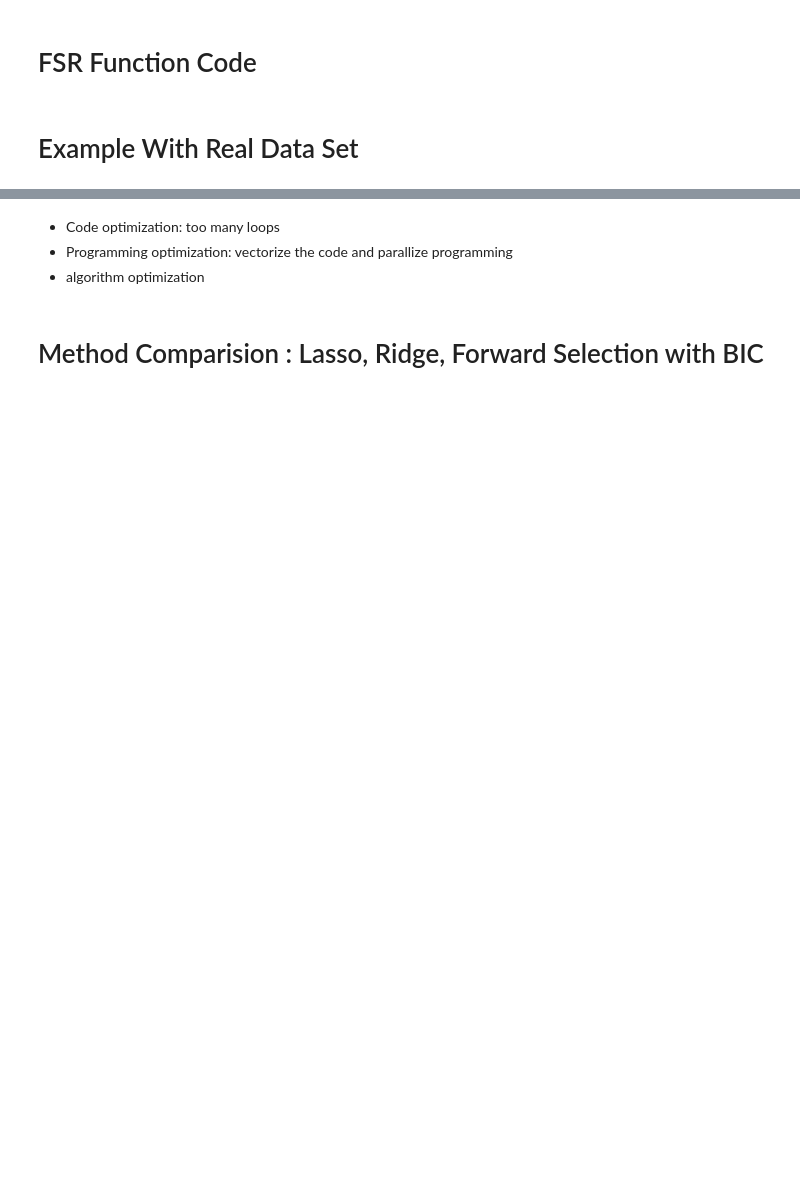
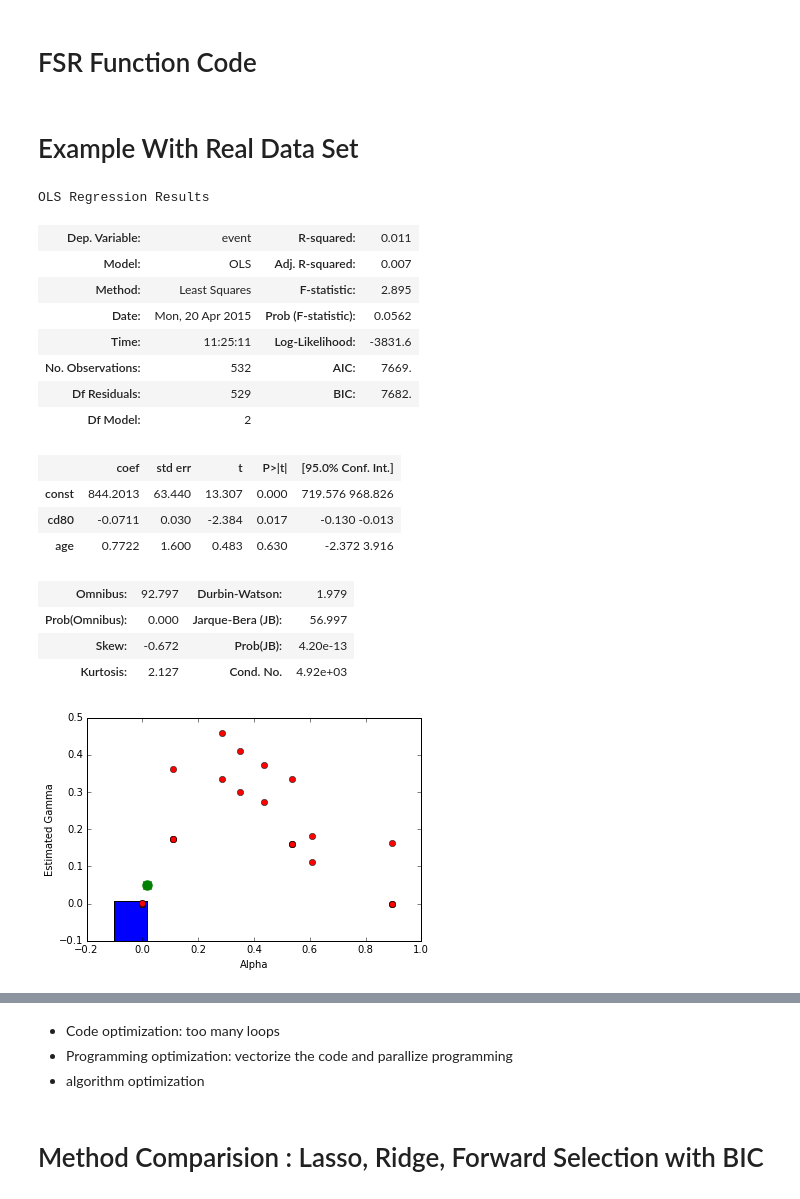
Before and after one commit to yc205/663-final-project, a Jupyter notebook: final draft 1.ipynb, the cells around one changed output, grey strips where cells are left out. Cells and saved outputs as stored; diff of their text form; code cells hidden in the pictures; blank space fills up the shorter version.

```diff
--- a/final draft 1.ipynb
+++ b/final draft 1.ipynb
@@ -87,4 +90,29 @@ def fsr_fast(x,y,gam0,digits,pl):
  return mod,size1-1,x_ind,alphahat_fast
 # %% [markdown]
 # Example With Real Data Set
+# %%
+# Real Case 1: 12 linear variables
+df = pd.read_csv('actg.175.trt0.txt',delim_whitespace=True)
+x = DataFrame(df, columns = ['cd40','cd80','age','wtkg','karnof','hemo','homo','drugs','race','gender','str2','symptom'])
+y = df.ix[:,2]
+fsr_fast(x,y,0.05,4,1)[0].summary()
+# %% [output]
+OLS Regression Results
+| Dep. Variable: | event | R-squared: | 0.011 |
+| Model: | OLS | Adj. R-squared: | 0.007 |
+| Method: | Least Squares | F-statistic: | 2.895 |
+| Date: | Mon, 20 Apr 2015 | Prob (F-statistic): | 0.0562 |
+| Time: | 11:25:11 | Log-Likelihood: | -3831.6 |
+| No. Observations: | 532 | AIC: | 7669. |
+| Df Residuals: | 529 | BIC: | 7682. |
+| Df Model: | 2 |  |  |
+|  | coef | std err | t | P>|t| | [95.0% Conf. Int.] |
+| const | 844.2013 | 63.440 | 13.307 | 0.000 | 719.576 968.826 |
+| cd80 | -0.0711 | 0.030 | -2.384 | 0.017 | -0.130 -0.013 |
+| age | 0.7722 | 1.600 | 0.483 | 0.630 | -2.372 3.916 |
+| Omnibus: | 92.797 | Durbin-Watson: | 1.979 |
+| Prob(Omnibus): | 0.000 | Jarque-Bera (JB): | 56.997 |
+| Skew: | -0.672 | Prob(JB): | 4.20e-13 |
+| Kurtosis: | 2.127 | Cond. No. | 4.92e+03 |
+[figure, added]
 # %%
```
Also changed, not shown: parts of 14 cells of this notebook.
